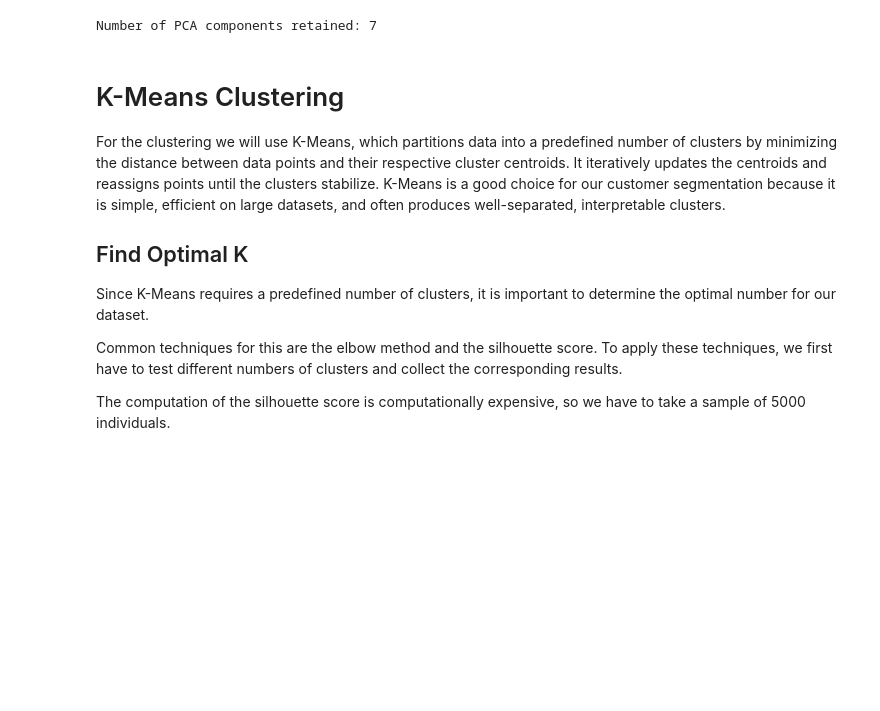
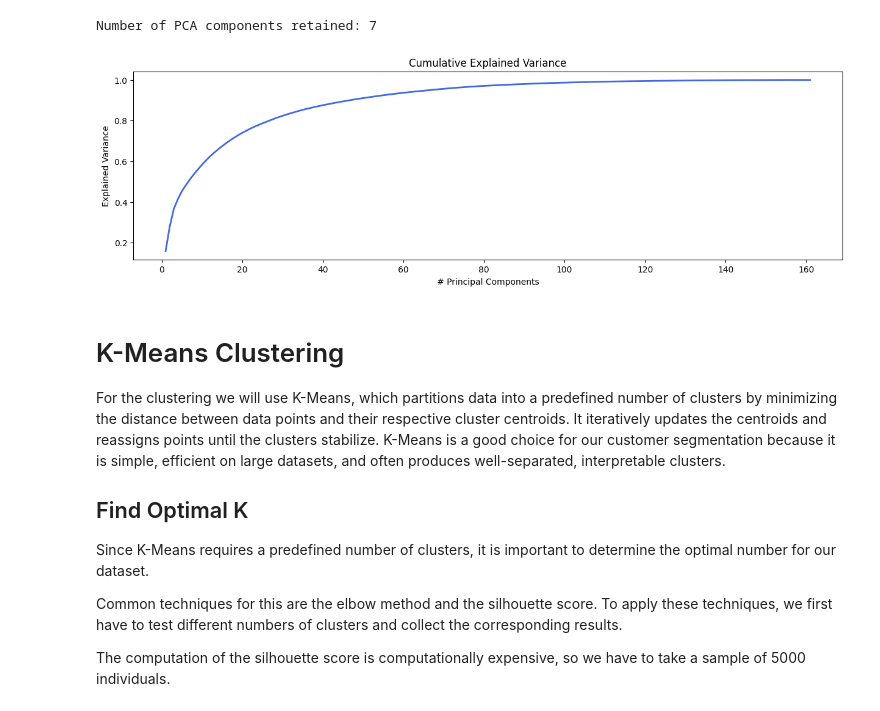
Before and after one commit to PatrickChristoph/udacity_capstone, a Jupyter notebook: src/customer_segmentation.ipynb, the cells around one changed output. Saved outputs shown, nothing was run; the diff lists cells and outputs as text; code cells hidden in the pictures; blank space fills up the shorter version.

Commit message:
replaced plotly by matplotlib due to high memory consumtion in customer segmentation notebook

```diff
--- a/src/customer_segmentation.ipynb
+++ b/src/customer_segmentation.ipynb
@@ -112,3 +83,31 @@ plot_principal_components_by_explained_variance(preprocessed_df)
+# %%
+def plot_principal_components_by_explained_variance(df: pd.DataFrame) -> None:
+    """
+    Plots principal components by explained variance
+
+    :param df: Preprocessed dataset before applying PCA
+    """
+    pca_plot = PCA(random_state=42)
+    pca_plot.fit(df.drop(columns=["is_customer"]))
+
+    fig_df = pd.DataFrame({
+        "Principal Component": range(1, len(pca_plot.explained_variance_ratio_) + 1),
+        "Cumulative Variance": np.cumsum(pca_plot.explained_variance_ratio_)
+    })
+
+    plt.figure(figsize=(15, 4))
+    plt.plot(fig_df["Principal Component"], fig_df["Cumulative Variance"], color="royalblue", linewidth=2)
+
+    plt.title("Cumulative Explained Variance")
+    plt.xlabel("# Principal Components")
+    plt.ylabel("Explained Variance")
+
+    plt.show()
+
+
+plot_principal_components_by_explained_variance(preprocessed_df)
+# %% [output]
+[figure, added]
 # %% [markdown]
 # K-Means Clustering
 For the clustering we will use K-Means, which partitions data into a predefined number of clusters by minimizing the distance between data points and their respective cluster centroids. It iteratively updates the centroids and reassigns points until the clusters stabilize. K-Means is a good choice for our customer segmentation because it is simple, efficient on large datasets, and often produces well-separated, interpretable clusters.
```
Also changed, not shown: parts of 8 cells of this notebook.
